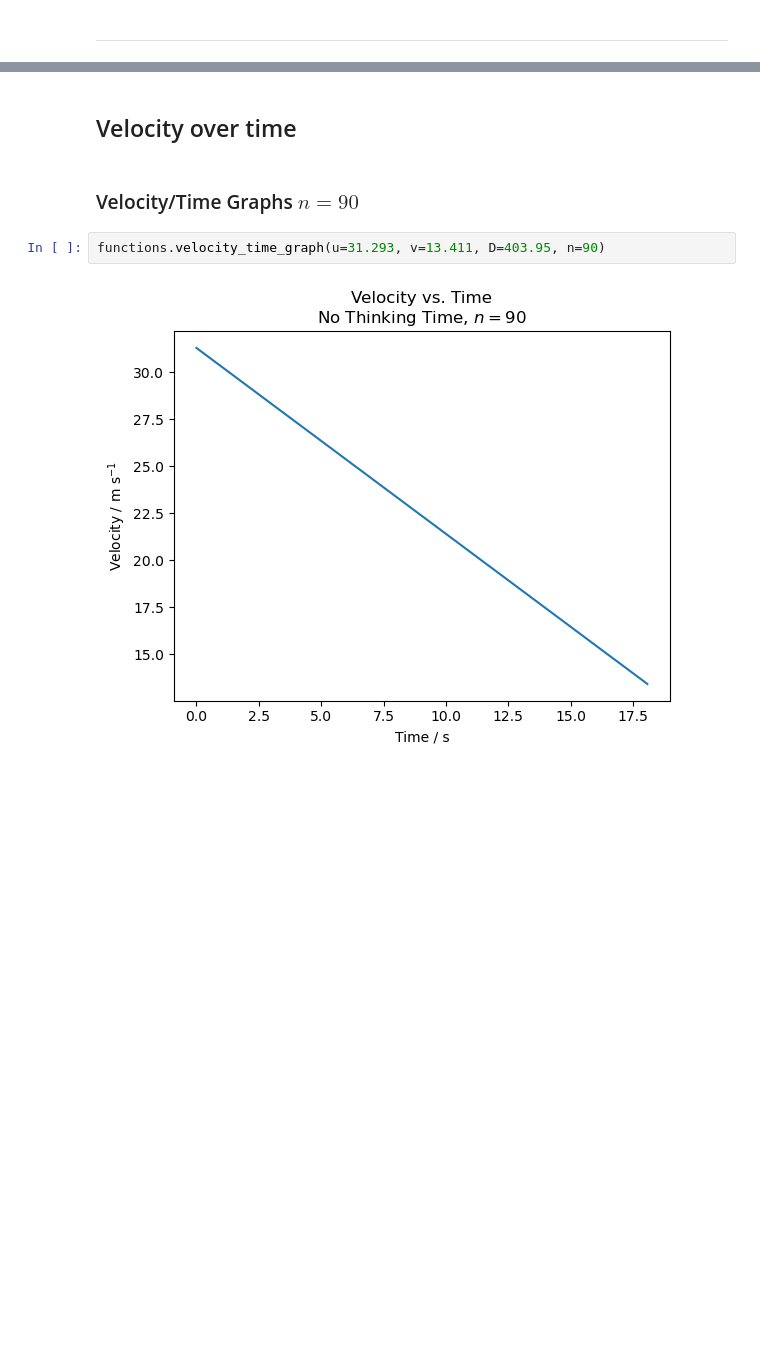
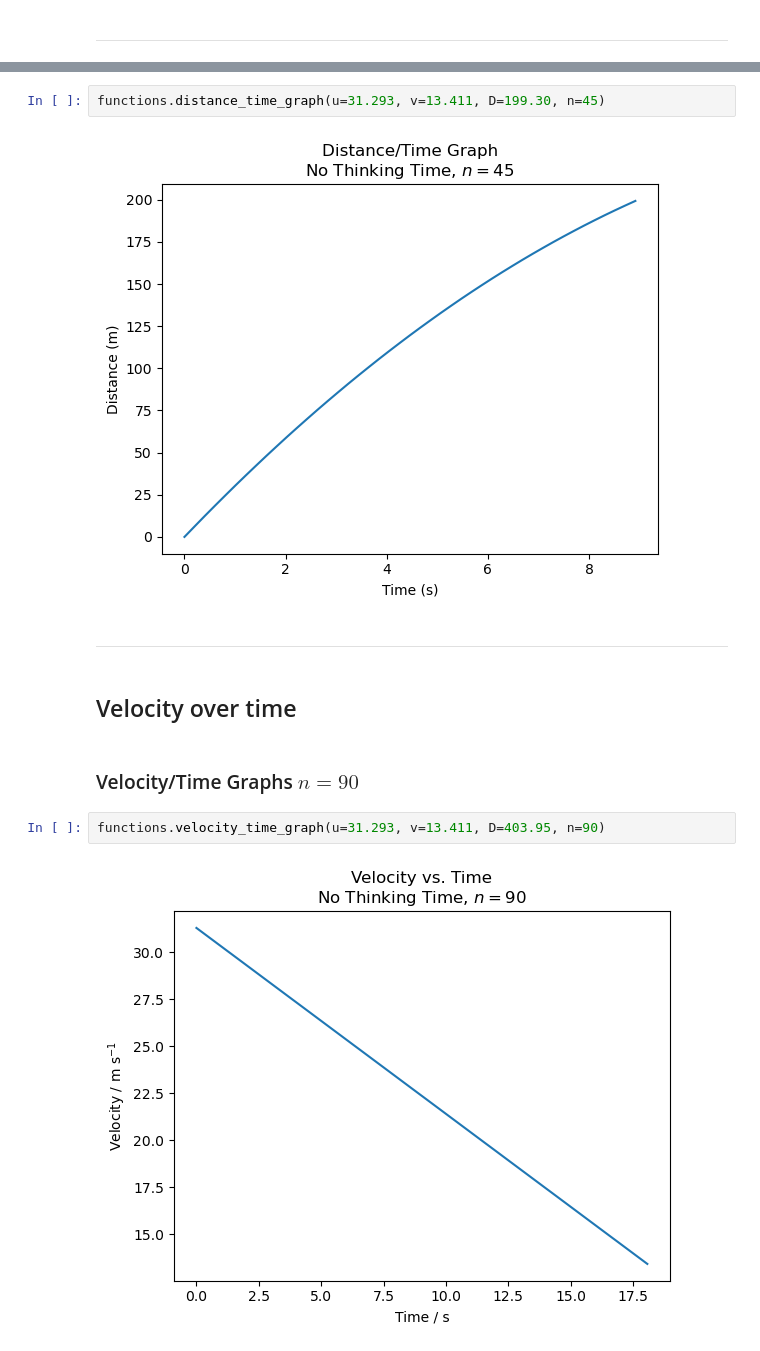
Before and after one commit to pineapple-bois/Modelling-Transverse-Bars, a Jupyter notebook: transverse_bars.ipynb, the cells around one changed output, grey strips where cells are left out. Saved outputs shown, nothing was run; the diff lists cells and outputs as text; blank space fills up the shorter version.

```diff
--- a/transverse_bars.ipynb
+++ b/transverse_bars.ipynb
@@ -286,5 +312,11 @@ functions.plot_subgraphs_dk(dk_45_no_thinking, dk_45_thinking, real_world_45)
+# %%
+functions.distance_time_graph(u=31.293, v=13.411, D=199.30, n=45)
+# %% [output]
+[figure, added]
+# %% [markdown]
+----
 # %% [markdown]
-## Velocity over time <a class="anchor" id="section-4"></a>
+## Velocity over time
 # %% [markdown]
 ### Velocity/Time Graphs $n=90$
 # %%
```
Also changed, not shown: parts of 16 cells of this notebook.
